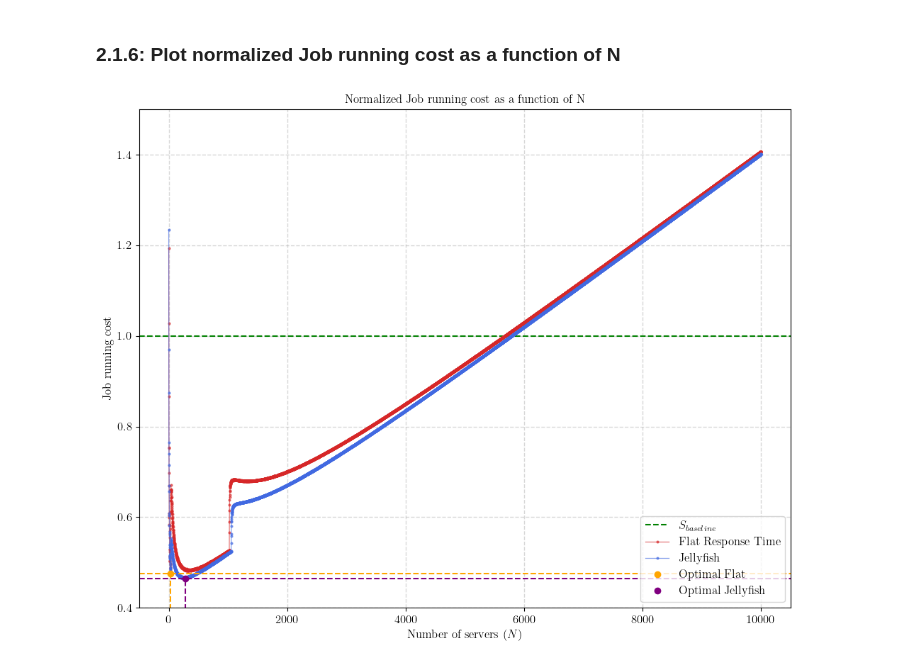
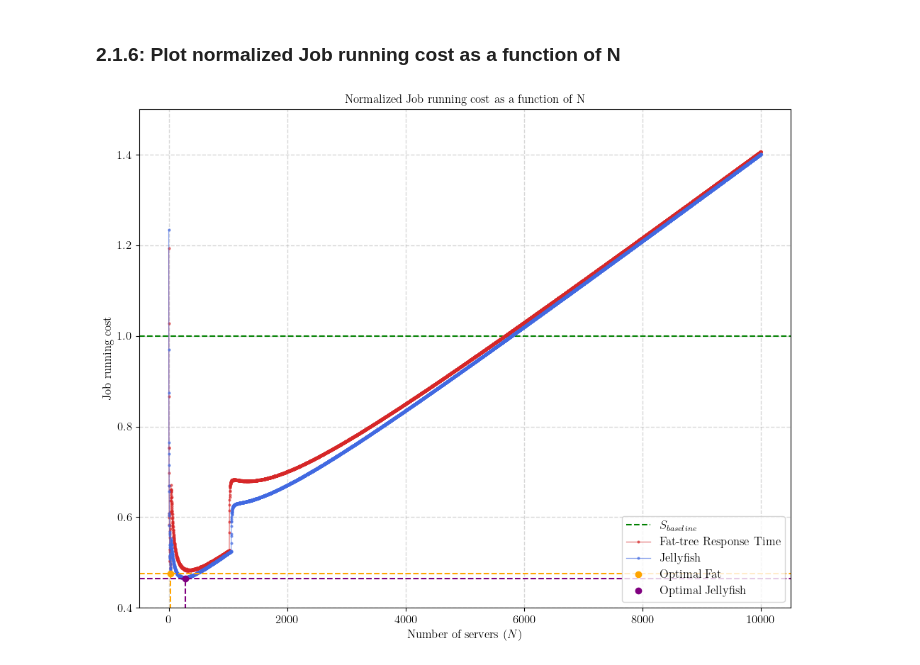
Before and after one commit to msancor/NBD-HW1, a Jupyter notebook: ch1.ipynb, the cells around one changed output. Drawn from its saved outputs; the diff is of its cells as text; code cells hidden in the pictures.

Commit message:
Fixed images

```diff
--- a/ch1.ipynb
+++ b/ch1.ipynb
@@ -554,37 +554,37 @@ plt.figure(figsize=(10, 8))
 #Plot the line of S baseline
 plt.axhline(y=1, color="green", linestyle="--", label='$S_{baseline}$')
 
-#Plot the point for the Flat normalized value
-plt.plot(range(1,N+1), S_normalized, '.-', color='tab:red', markersize=4, linewidth=0.9, alpha=0.6, label='Flat Response Time')
+#Plot the point for the Fat normalized value
+plt.plot(range(1,N+1), S_normalized, '.-', color='tab:red', markersize=4, linewidth=0.9, alpha=0.6, label='Fat-tree Response Time')
 
 #Plot the point for the Jellyfish normalized value
 plt.plot(range(1,N+1), S_jelly_normalized, '.-', color='royalblue', markersize=4, linewidth=0.9, alpha=0.6, label='Jellyfish')
 
 # Mark specific points on the plot with dashed lines and markers
-plt.plot([opt_value_fat], [min(S_normalized)], 'o', color= "orange", markersize=6, label='Optimal Flat') # Optimal Flat point
+plt.plot([opt_value_fat], [min(S_normalized)], 'o', color= "orange", markersize=6, label='Optimal Fat') # Optimal Fat point
 plt.plot([opt_value_fat, opt_value_fat], [0, min(S_normalized)], color="orange", linestyle="--")
 plt.axhline(y=min(S_normalized), color="orange", linestyle="--")
 
 
 plt.plot([opt_value_jelly], [min(S_jelly_normalized)], 'o', color= "purple", markersize=6, label='Optimal Jellyfish') # Optimal Jellyfish point
 plt.plot([opt_value_jelly, opt_value_jelly], [0, min(S_jelly_normalized)], color="purple", linestyle="--")
 plt.axhline(y=min(S_jelly_normalized), color="purple", linestyle="--")
 
 #Title, label and grid
 plt.title("Normalized Job running cost as a function of N")
 plt.xlabel("Number of servers ($N$)")
 plt.ylabel("Job running cost")
 plt.grid(alpha=0.5, linestyle='--', linewidth=1)
 plt.ylim(0.4, 1.5)
 
 #Legend
 plt.legend(loc='lower right')
 
 #Show plot
 #plt.show()
 plt.tight_layout()
 
 #Here we save the plot
 plt.savefig("plots/normalized_job_cost.png", dpi=300)
 # %% [output]
-[figure, old version]
+[figure, new version]
```
Also changed, not shown: parts of 2 cells of this notebook, 2 other files.
